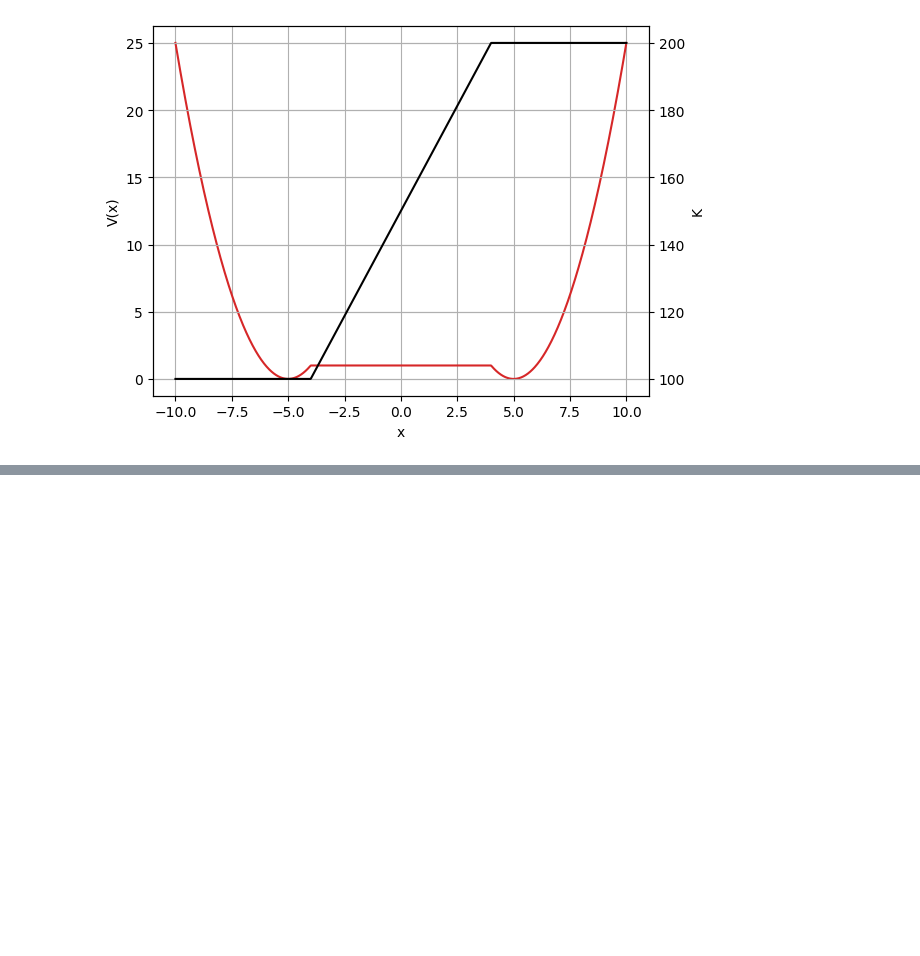
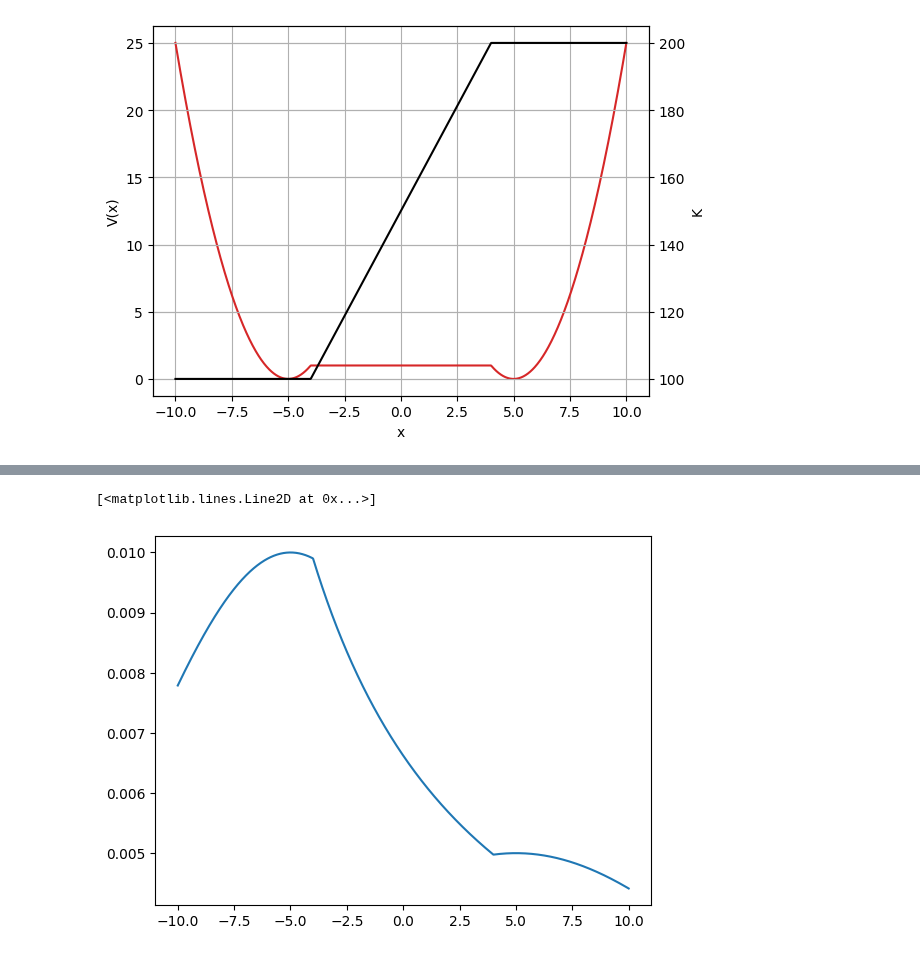
Before and after one commit to diosthenes/langevin-dynamics, a Jupyter notebook: Langevin_Dynamics.ipynb, the cells around one changed output, grey strips where cells are left out. Drawn from its saved outputs; the diff is of its cells as text; code cells hidden in the pictures; blank space fills up the shorter version.

```diff
--- a/Langevin_Dynamics.ipynb
+++ b/Langevin_Dynamics.ipynb
@@ -99,0 +100,15 @@ plt.grid()
+# %%
+#Check with equilibrium probability density result
+D_inv = gamma/(kB * Temperature(x))
+U = potential(x)
+exp = U/(kB * Temperature(x))
+def P(x):
+  P = D_inv * np.exp(-exp)
+  return P
+# %%
+#Prob density plot
+plt.plot(x, P(x))
+plt.grid()
+# %% [output]
+[<matplotlib.lines.Line2D at 0x...>]
+[figure, added]
```
Also changed, not shown: parts of 3 cells of this notebook.
